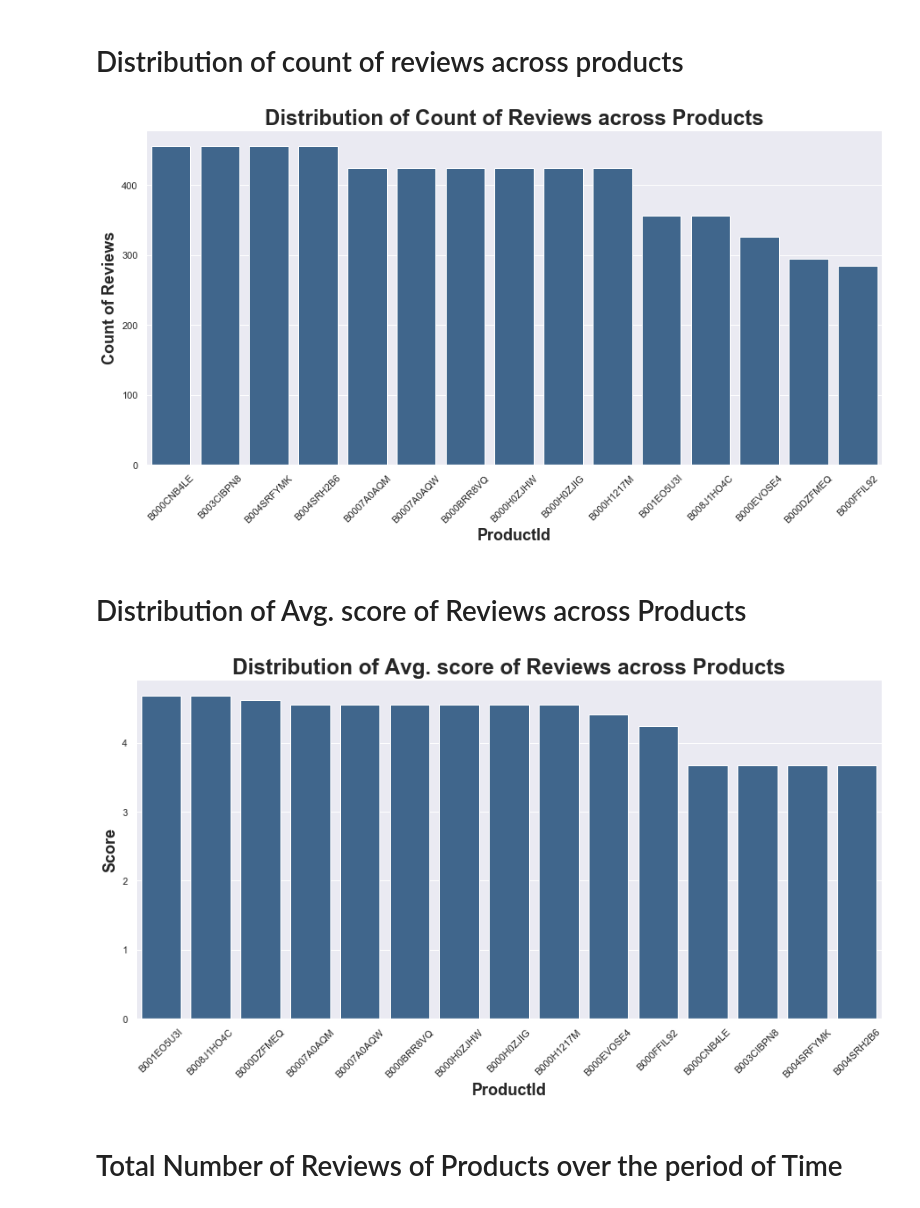
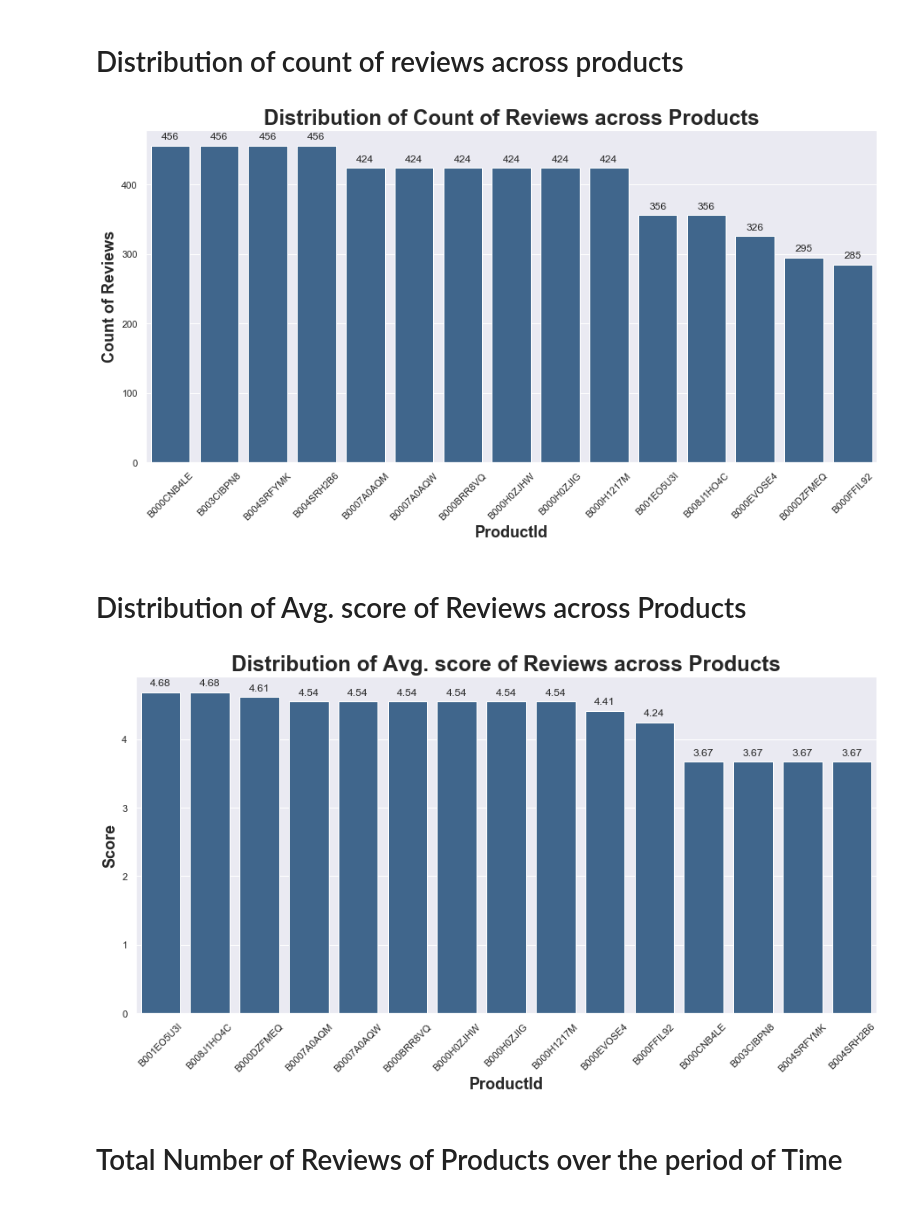
Before and after one commit to vibhutivadje/Text_Mining_Project, a Jupyter notebook: AmazonfoodReview_Analysis.ipynb, the cells around one changed output. Saved outputs shown, nothing was run; the diff lists cells and outputs as text; code cells hidden in the pictures.

Commit message:
Updating script with labels in EDA charts

```diff
--- a/AmazonfoodReview_Analysis.ipynb
+++ b/AmazonfoodReview_Analysis.ipynb
@@ -198,9 +202,12 @@ plt.xticks(rotation=45)
 plt.title('Distribution of Count of Reviews across Products',fontsize=24, y=1, weight = 'bold')
 plt.ylabel('Count of Reviews',fontsize=18, weight = 'bold')
 plt.xlabel('ProductId',fontsize=18, weight = 'bold')
+for p in bar_plot.patches:
+    bar_plot.annotate(str(format(p.get_height(), '.0f')), (p.get_x() + p.get_width() / 2., p.get_height()), ha = 'center', va = 'center', xytext = (0, 10), textcoords = 'offset points')
+
 plt.show();
 # %% [output]
-[figure, old version]
+[figure, new version]
 # %% [markdown]
 # Distribution of Avg. score of Reviews across Products
 # %%
@@ -209,14 +216,17 @@ df_avg_review_products = df_final.groupby(['ProductId']).mean()['Score'].reset_i
 # %%
 plt.figure(figsize=(15, 7))
 bar_plot = sns.barplot(x="ProductId", y="Score", data=df_avg_review_products, color=(0.2, 0.4, 0.6, 0.6))
 #plt.ticklabel_format(style='plain', axis='y')
 plt.xticks(rotation=45)
 plt.title('Distribution of Avg. score of Reviews across Products',fontsize=24, y=1, weight = 'bold')
 plt.ylabel('Score',fontsize=18, weight = 'bold')
 plt.xlabel('ProductId',fontsize=18, weight = 'bold')
+for p in bar_plot.patches:
+    bar_plot.annotate(str(format(p.get_height(), '.2f')), (p.get_x() + p.get_width() / 2., p.get_height()), ha = 'center', va = 'center', xytext = (0, 10), textcoords = 'offset points')
+
 plt.show();
 # %% [output]
-[figure, old version]
+[figure, new version]
 # %% [markdown]
 # Total Number of Reviews of Products over the period of Time
 # %%
```
Also changed, not shown: parts of 1 cell of this notebook.
